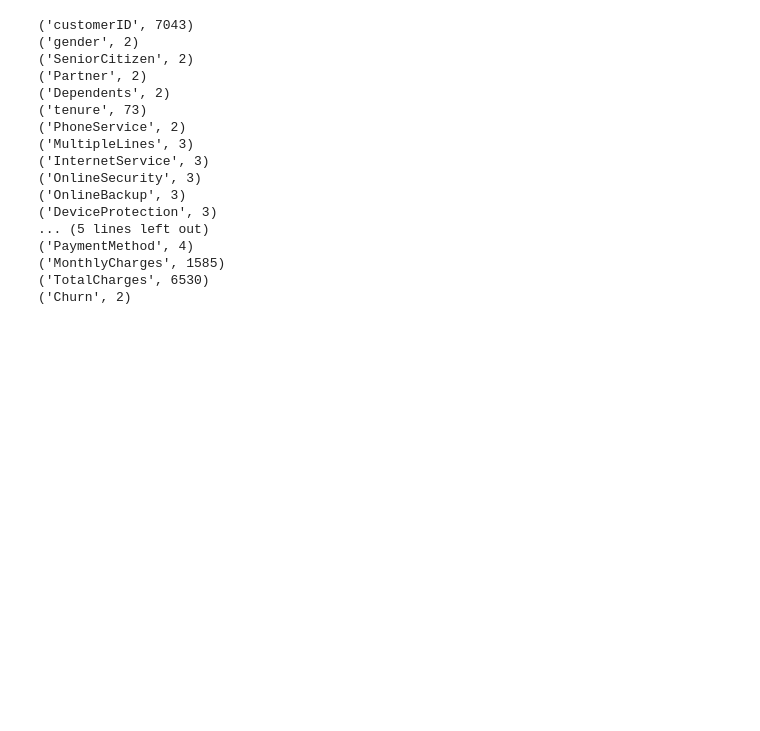
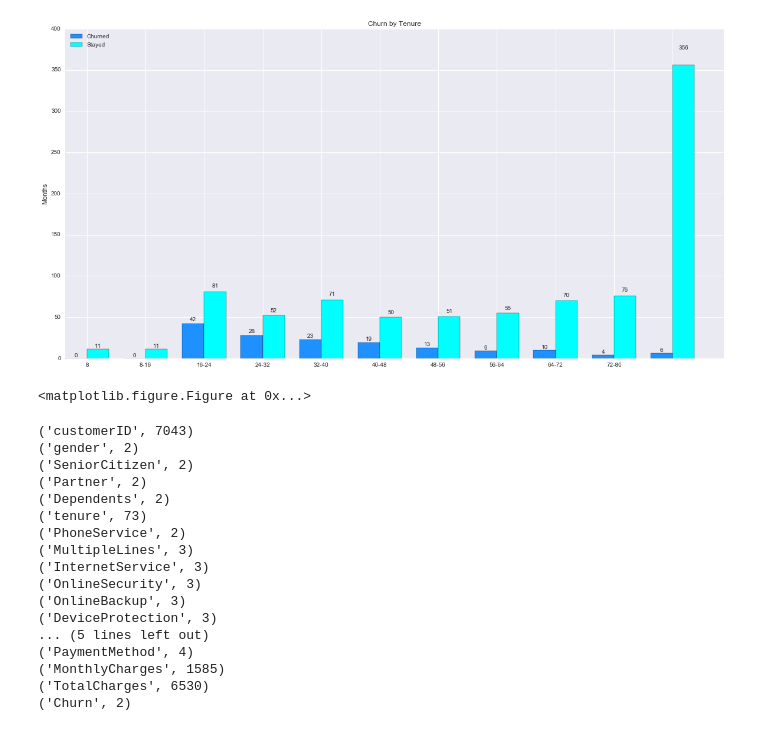
Before and after one commit to navdeep-G/customer-churn, a Jupyter notebook: analysis/Query_Based_Predictions.ipynb, the cells around one changed output. Saved outputs shown, nothing was run; the diff lists cells and outputs as text; code cells hidden in the pictures; blank space fills up the shorter version.

```diff
--- a/analysis/Query_Based_Predictions.ipynb
+++ b/analysis/Query_Based_Predictions.ipynb
@@ -67 +69,61 @@ Churn
+# %%
+# prep to plot tenure agains churn, binning tenure into reasonable chunks
+# create tenure bins (metric is in months)
+tenure_index = [0,8,16,24,32,40,48,56,64,72]
+
+# get the total counts of people who churned "Yes" within each tenure bin
+churn_yes_count = []
+churn_yes_count.append(telco_df[(telco_df['tenure'] == 0) & (telco_df['Churn'] == "Yes")].shape[0])
+for index in tenure_index:
+    churn_yes_count.append(telco_df[((telco_df['tenure'] == index) & (telco_df['tenure'] < index + 8)) & (telco_df['Churn'] == "Yes")].shape[0])
+
+# get the total counts of people who stayed "No" within each tenure bin
+churn_no_count = []
+churn_no_count.append(telco_df[(telco_df['tenure'] == 0) & (telco_df['Churn'] == "No")].shape[0])
+for index in tenure_index:
+    churn_no_count.append(telco_df[((telco_df['tenure'] == index) & (telco_df['tenure'] < index + 8)) & (telco_df['Churn'] == "No")].shape[0])
+# %%
+# provide the x indexs and convert to an array
+tenure_x_index  = np.array([0,8,16,24,32,40,48,56,64,72,80])
+ind = tenure_x_index
+
+# provide the height values for churn = yes and churn = no
+churned_per_bin = churn_yes_count
+no_churn_per_bin = churn_no_count
+
+# the width of the bars
+width = 3
+
+# create the figures and plot axis
+fig, ax = plt.subplots(figsize=(20, 10))
+plt.figure(figsize=(20,10))
+rects1 = ax.bar(ind, churned_per_bin, width, color='dodgerblue')
+rects2 = ax.bar(ind + width, no_churn_per_bin, width, color='cyan')
+
+#add labels
+ax.set_ylabel('Counts')
+ax.set_ylabel('Months')
+ax.set_title('Churn by Tenure')
+ax.set_xticks(ind + width)
+ax.set_xticklabels(('8','8-16', '16-24', '24-32', '32-40',
+                   '40-48','48-56','56-64'
+                   ,'64-72','72-80'))
+ax.legend((rects1[0], rects2[0]), ('Churned', 'Stayed'),loc='upper left')
+
+
+def autolabel(rects):
+    # attach some text labels
+    for rect in rects:
+        height = rect.get_height()
+        ax.text(rect.get_x() + rect.get_width()/2., 1.05*height,
+                '%d' % int(height),
+                ha='center', va='bottom')
+
+autolabel(rects1)
+autolabel(rects2)
+
+plt.show()
+# %% [output]
+[figure, added]
+<matplotlib.figure.Figure at 0x...>
 # %%
```
Also changed, not shown: parts of 37 cells of this notebook.
